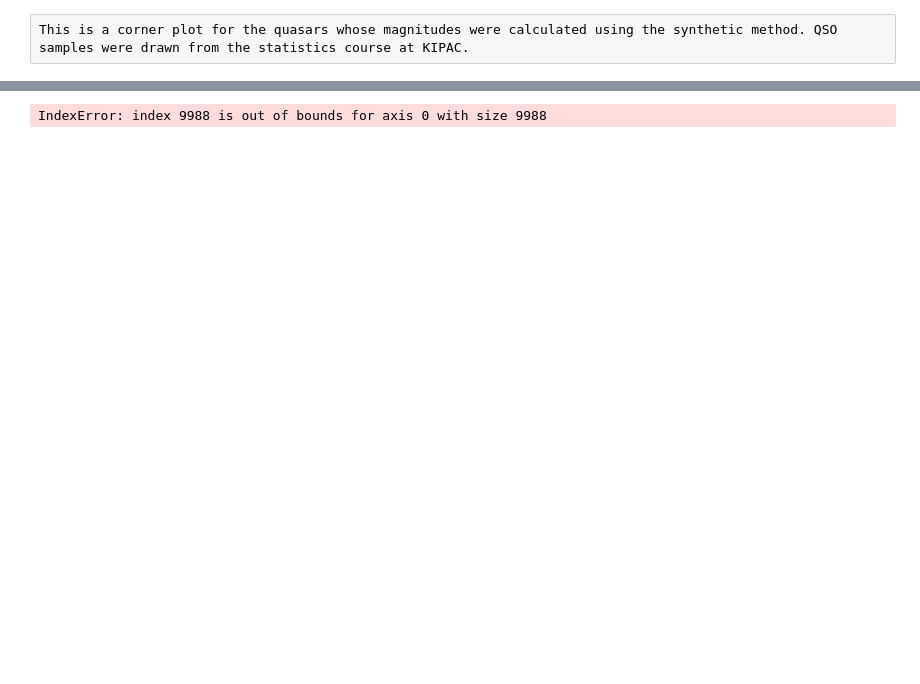
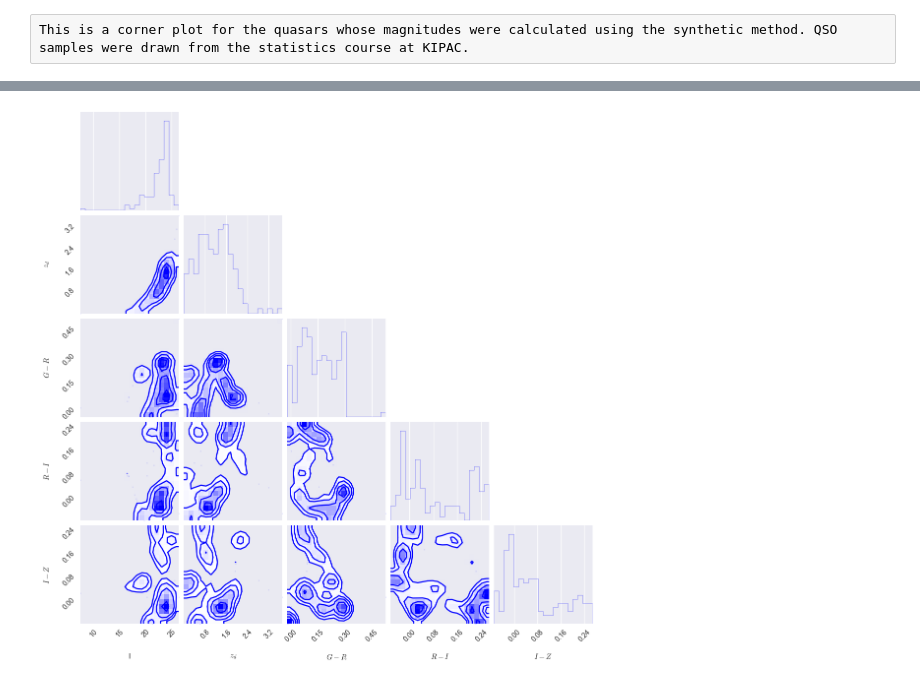
Before and after one commit to drphilmarshall/OM10, a Jupyter notebook: notebooks/QuasarColorComparison.ipynb, the cells around one changed output, grey strips where cells are left out. Drawn from its saved outputs; the diff is of its cells as text; code cells hidden in the pictures; blank space fills up the shorter version.

```diff
--- a/notebooks/QuasarColorComparison.ipynb
+++ b/notebooks/QuasarColorComparison.ipynb
@@ -40,9 +35,9 @@ iz=[]
 for number in range(150):
     # key : ra dec dered_u dered_g dered_r dered_i dered_z mag_u mag_g mag_r
     # mag_i mag_z spec_z u_g_color g_r_color r_i color i_z carlar ...
-    rand = random.randint(0, len(qso))
+    rand = random.randint(0, len(qso)-1)
     redshift = qso[rand][12]
-    r_calc, g_calc, i_calc, z_calc = color_demo.CalculateMagnitude('../data', 'source', redshift)
+    r_calc, g_calc, i_calc, z_calc = color_demo.CalculateMagnitude('../data/', 'source', redshift)
     g_r = g_calc-r_calc
     r_i = r_calc-i_calc
     i_z = i_calc-z_calc
@@ -51,8 +46,6 @@ for number in range(150):
     gr.append(g_r)
     ri.append(r_i)
     iz.append(i_z)
-# %% [output]
-IndexError: index 9988 is out of bounds for axis 0 with size 9988
 # %%
 # Initialize everything to make a cornerplot
 # Rather than changing db.py to enable reading text files I just did in Jupyter
@@ -66,9 +59,11 @@ axis_labels['IZ'] = '$I-Z$'
 # %%
 matplotlib.rc('text', usetex=False)
 # plot the above colored lens
-data = Table({'MAGI': i, 'ZLENS': z, 'GR': gr, 'RI': ri, 'IZ': iz}, names=['MAGI', 'ZLENS', 'GR', 'RI', 'IZ'])
-features, labels = plotting.extract_features(data, ('MAGI','ZLENS', 'GR', 'RI', 'IZ'))
+data = Table({'MAGI_Q': i, 'ZLENS': z, 'GR': gr, 'RI': ri, 'IZ': iz}, names=['MAGI_Q', 'ZLENS', 'GR', 'RI', 'IZ'])
+features, labels = plotting.extract_features(data, ('MAGI_Q','ZLENS', 'GR', 'RI', 'IZ'))
 fig1 = corner.corner(features, labels=labels, color='blue', smooth=1.0)
+# %% [output]
+[figure, added]
 # %%
 z = qsos["spec_z"].as_matrix()
 i = qsos["mag_i"].as_matrix()
```
Also changed, not shown: parts of 2 cells of this notebook.
